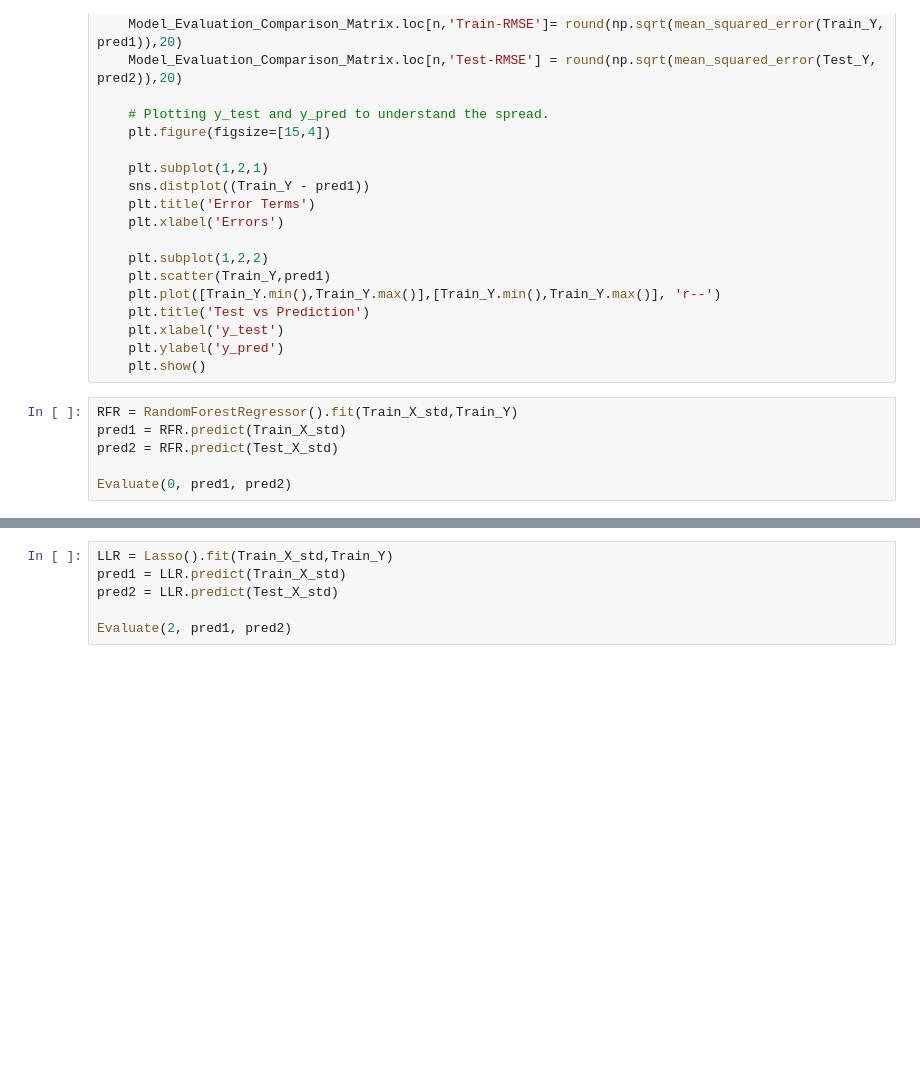
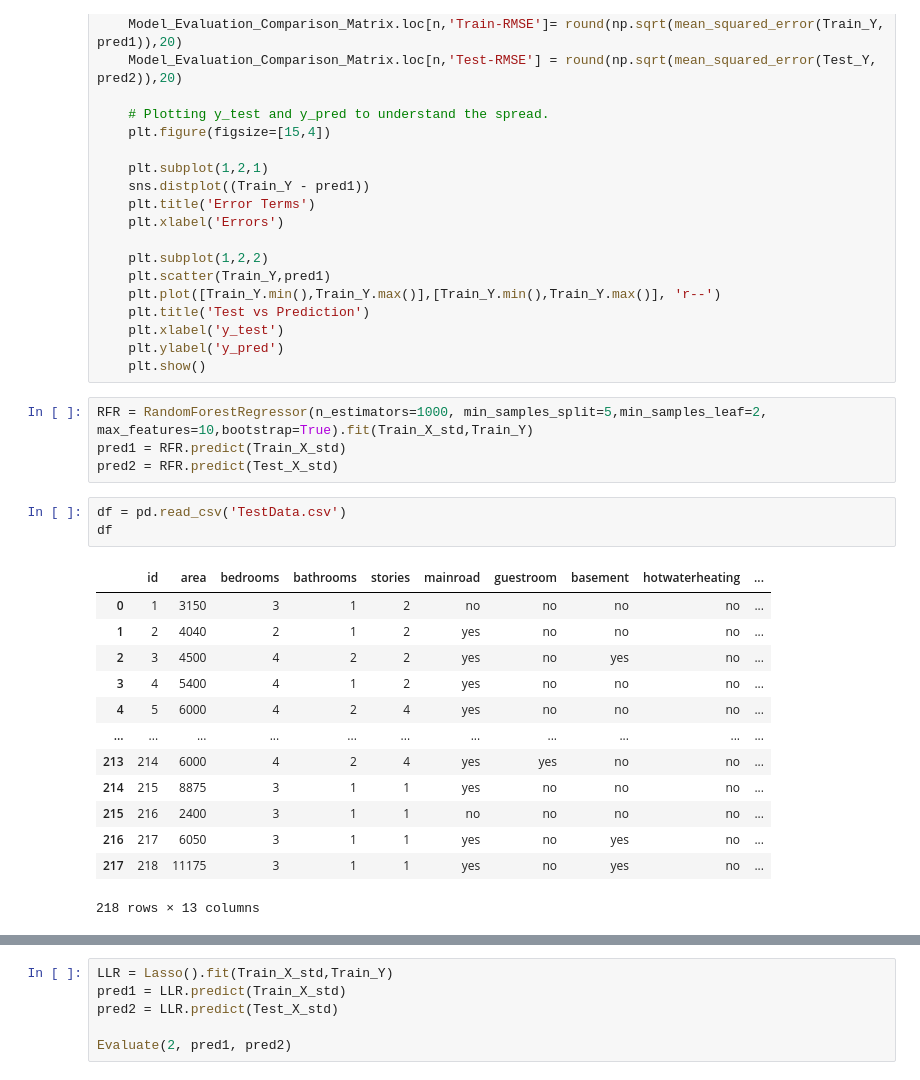
Before and after one commit to gowravmannem/HackAi_2024, a Jupyter notebook: Bruteforce.ipynb, the cells around one changed output, grey strips where cells are left out. Saved outputs shown, nothing was run; the diff lists cells and outputs as text; blank space fills up the shorter version.

```diff
--- a/Bruteforce.ipynb
+++ b/Bruteforce.ipynb
@@ -147,8 +237,23 @@ def Evaluate(n, pred1,pred2):
     plt.ylabel('y_pred')
     plt.show()
 # %%
-RFR = RandomForestRegressor().fit(Train_X_std,Train_Y)
+RFR = RandomForestRegressor(n_estimators=1000, min_samples_split=5,min_samples_leaf=2, max_features=10,bootstrap=True).fit(Train_X_std,Train_Y)
 pred1 = RFR.predict(Train_X_std)
 pred2 = RFR.predict(Test_X_std)
-
-Evaluate(0, pred1, pred2)
+# %%
+df = pd.read_csv('TestData.csv')
+df
+# %% [output]
+|  | id | area | bedrooms | bathrooms | stories | mainroad | guestroom | basement | hotwaterheating | ... |
+| 0 | 1 | 3150 | 3 | 1 | 2 | no | no | no | no | ... |
+| 1 | 2 | 4040 | 2 | 1 | 2 | yes | no | no | no | ... |
+| 2 | 3 | 4500 | 4 | 2 | 2 | yes | no | yes | no | ... |
+| 3 | 4 | 5400 | 4 | 1 | 2 | yes | no | no | no | ... |
+| 4 | 5 | 6000 | 4 | 2 | 4 | yes | no | no | no | ... |
+| ... | ... | ... | ... | ... | ... | ... | ... | ... | ... | ... |
+| 213 | 214 | 6000 | 4 | 2 | 4 | yes | yes | no | no | ... |
+| 214 | 215 | 8875 | 3 | 1 | 1 | yes | no | no | no | ... |
+| 215 | 216 | 2400 | 3 | 1 | 1 | no | no | no | no | ... |
+| 216 | 217 | 6050 | 3 | 1 | 1 | yes | no | yes | no | ... |
+| 217 | 218 | 11175 | 3 | 1 | 1 | yes | no | yes | no | ... |
+218 rows × 13 columns
```
Also changed, not shown: parts of 14 cells of this notebook.
